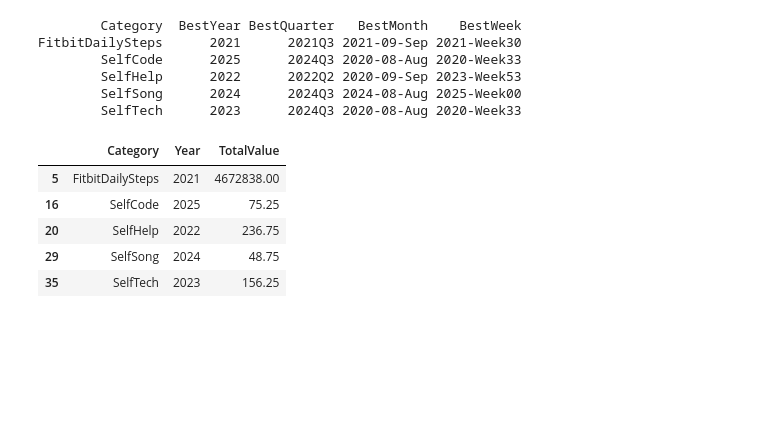
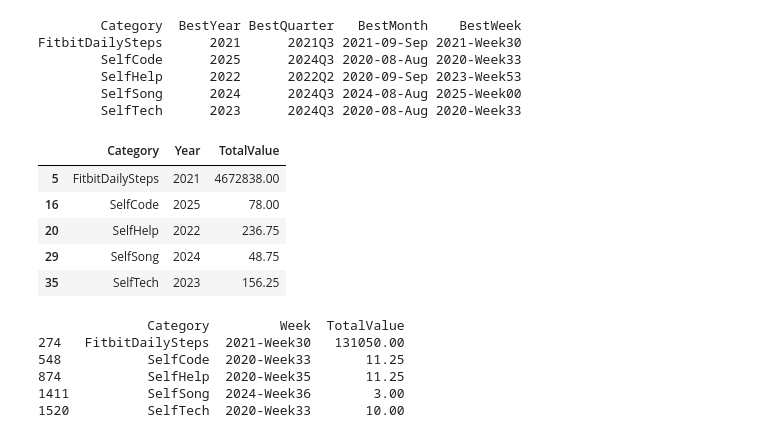
Before and after one commit to NagendraSUVCE/DailyPulse, a Jupyter notebook: DailyPulseMVC/SelfTech/PythonForDataAnalytics/python_3rdhouronwards.ipynb, the cells around one changed output. Drawn from its saved outputs; the diff is of its cells as text; code cells hidden in the pictures; blank space fills up the shorter version.

```diff
--- a/DailyPulseMVC/SelfTech/PythonForDataAnalytics/python_3rdhouronwards.ipynb
+++ b/DailyPulseMVC/SelfTech/PythonForDataAnalytics/python_3rdhouronwards.ipynb
@@ -137,11 +113,11 @@ quarterly_sum = df.groupby(['Category', 'Quarter'])['TotalValue'].sum().reset_in
 monthly_sum = df.groupby(['Category', 'Month'])['TotalValue'].sum().reset_index()
 weekly_sum = df.groupby(['Category', 'Week'])['TotalValue'].sum().reset_index()
 # %%
-yearly_sum.loc[yearly_avg.groupby('Category')['TotalValue'].idxmax(), ['Category', 'Year','TotalValue']]
+yearly_sum.loc[yearly_sum.groupby('Category')['TotalValue'].idxmax(), ['Category', 'Year','TotalValue']]
 # %% [output]
 |  | Category | Year | TotalValue |
 | 5 | FitbitDailySteps | 2021 | 4672838.00 |
-| 16 | SelfCode | 2025 | 75.25 |
+| 16 | SelfCode | 2025 | 78.00 |
 | 20 | SelfHelp | 2022 | 236.75 |
 | 29 | SelfSong | 2024 | 48.75 |
 | 35 | SelfTech | 2023 | 156.25 |
@@ -150 +124,11 @@ yearly_sum.loc[yearly_avg.groupby('Category')['TotalValue'].idxmax(), ['Category
+# %%
+best_week_sum = weekly_sum.loc[weekly_sum.groupby('Category')['TotalValue'].idxmax()]
+print(best_week_sum)
+# %% [output]
+              Category         Week  TotalValue
+274   FitbitDailySteps  2021-Week30   131050.00
+548           SelfCode  2020-Week33       11.25
+874           SelfHelp  2020-Week35       11.25
+1411          SelfSong  2024-Week36        3.00
+1520          SelfTech  2020-Week33       10.00
 # %%
```
Also changed, not shown: parts of 19 cells of this notebook.
